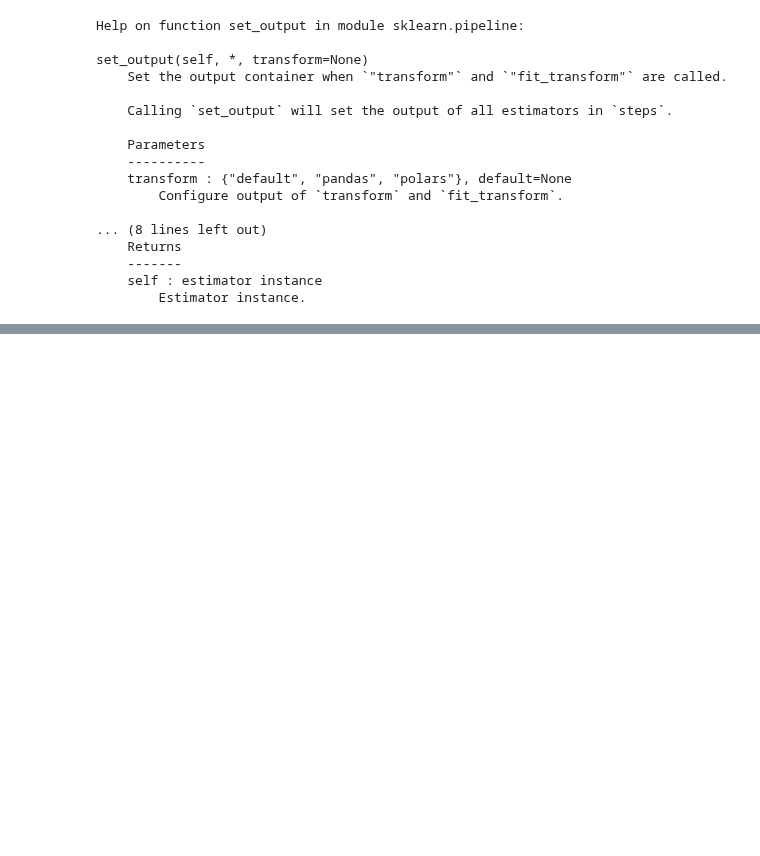
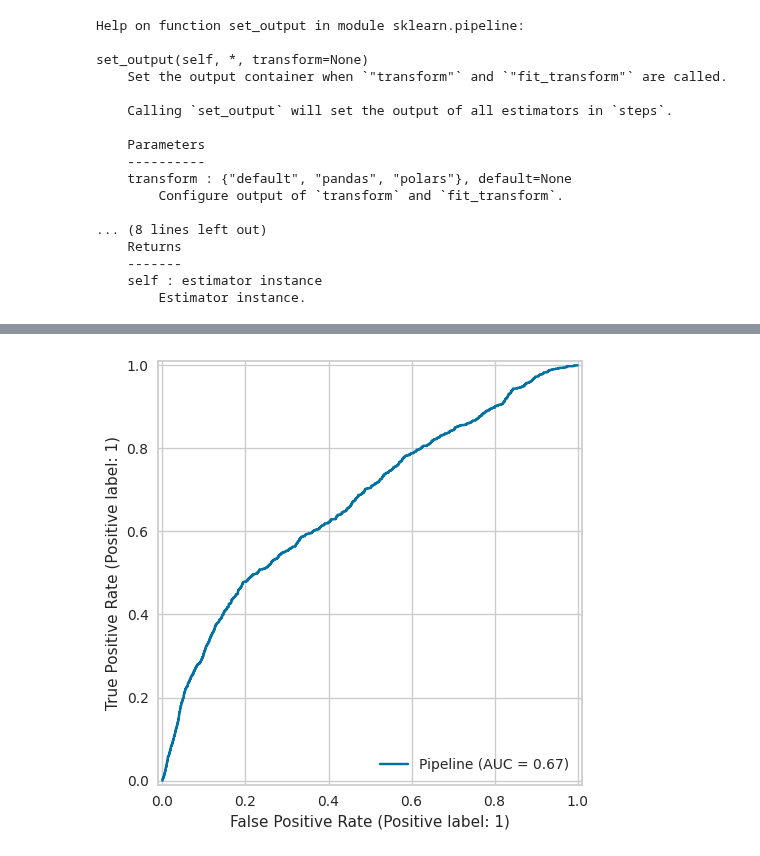
Before and after one commit to MaximillianJacob/Udemy, a Jupyter notebook: machine_learning_imbalanced_data/4_Cost_sensitive_learning/3_credit_risk_use_case.ipynb, the cells around one changed output, grey strips where cells are left out. Saved outputs shown, nothing was run; the diff lists cells and outputs as text; code cells hidden in the pictures; blank space fills up the shorter version.

```diff
--- a/machine_learning_imbalanced_data/4_Cost_sensitive_learning/3_credit_risk_use_case.ipynb
+++ b/machine_learning_imbalanced_data/4_Cost_sensitive_learning/3_credit_risk_use_case.ipynb
@@ -584,0 +608,17 @@ set_output(self, *, transform=None)
+# %%
+#the cost-sensitive learning component is introduced through the class_weight parameter
+logit_csl = Pipeline([
+    ('imputer_cat', imputer_categorical),
+    ('rare_categories', rare_encoder),
+    ('missing_indicators', missing_indicators),
+    ('imputer_num', imputer_mean),
+    ('encoder', onehot),
+    ('model', LogisticRegression(
+        penalty='l2',
+        C=0.1,
+        class_weight = {0:1, 1:10}, #introducing the cost-sensitive learning. Misclassifying class 0 will incur a cost of 1, Misclassifying class 1 will incur a cost of 10
+        random_state=10
+    ))
+]).set_output(transform='pandas')
+# %%
+logit_csl.fit(X_train, y_train)
@@ -584,0 +890,4 @@ set_output(self, *, transform=None)
+# %%
+logit_roc_csl = RocCurveDisplay.from_estimator(logit_csl, X_test, y_test)
+# %% [output]
+[figure, added]
```
Also changed, not shown: parts of 25 cells of this notebook.
